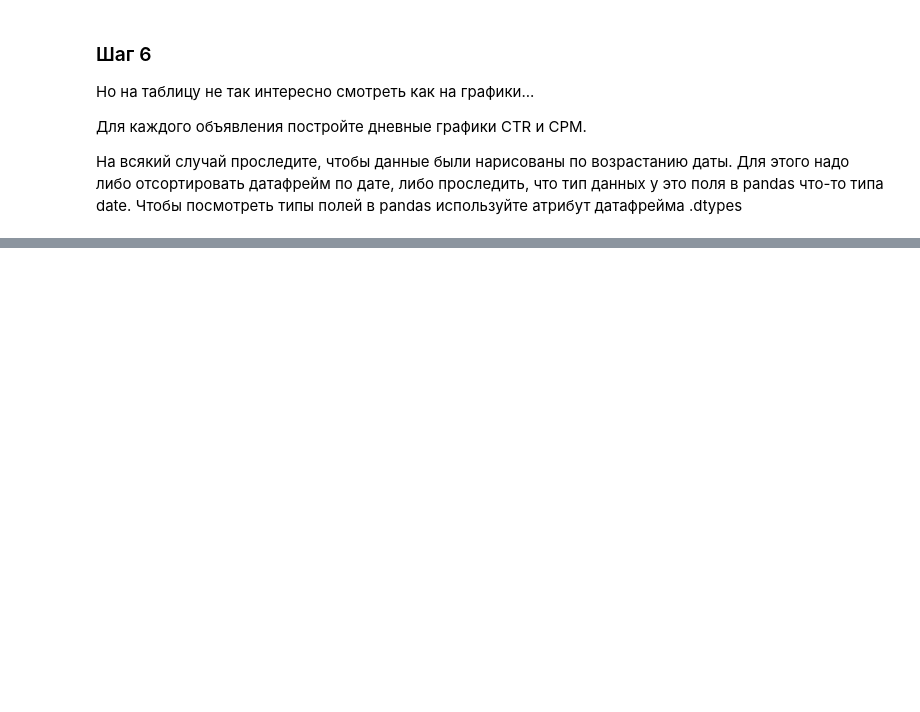
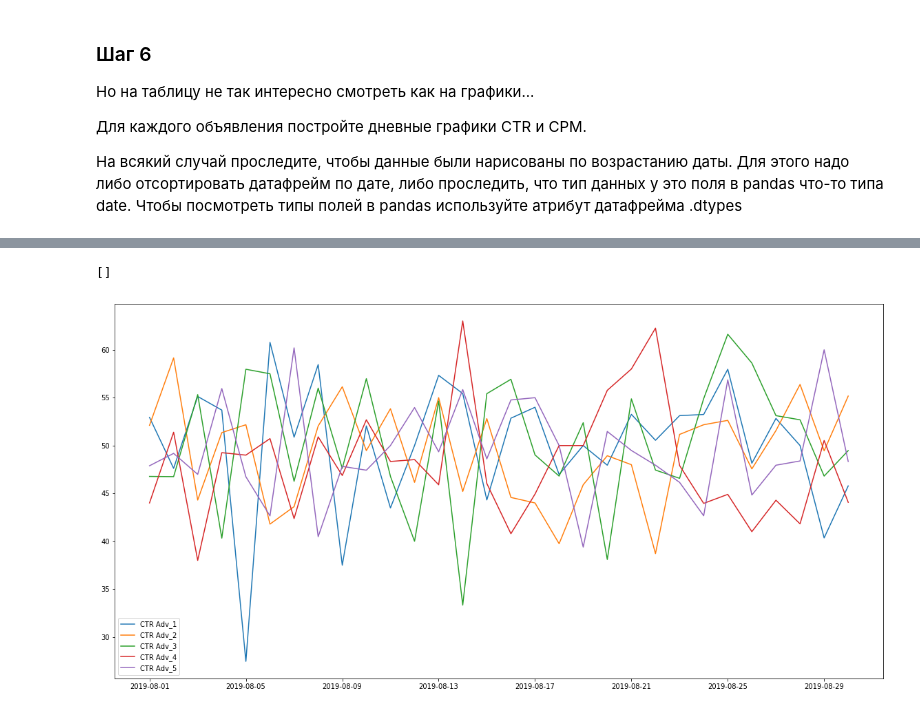
Before and after one commit to theysee/sberbank_reboot, a Jupyter notebook: Поток_3_Практика_к_занятию_6.ipynb, the cells around one changed output, grey strips where cells are left out. Saved outputs shown, nothing was run; the diff lists cells and outputs as text; code cells hidden in the pictures; blank space fills up the shorter version.

```diff
--- a/Поток_3_Практика_к_занятию_6.ipynb
+++ b/Поток_3_Практика_к_занятию_6.ipynb
@@ -242,7 +242,7 @@ pd.read_sql_query('''SELECT * FROM Events''', conn)
 # Всё сводится к тому ,чтобы посчитать кол-во кликов и кол-во показов.
 # Подсказка: используйте конструкцию CASE WHEN и агрегатную функцию SUM
 # %%
-advertising_data = pd.read_sql_query('''
+adv_data = pd.read_sql_query('''
 
 SELECT
   date_events,
@@ -312,0 +330,19 @@ dtype('<M8[ns]')
+# %%
+import matplotlib.pyplot as plt
+
+fig, ax = plt.subplots()
+
+ax.plot(adv_data[adv_data.annonce_name=='Advertising_0'].date_events, adv_data[adv_data.annonce_name=='Advertising_0'].CTR, label = 'CTR Adv_1')
+ax.plot(adv_data[adv_data.annonce_name=='Advertising_1'].date_events, adv_data[adv_data.annonce_name=='Advertising_1'].CTR, label = 'CTR Adv_2')
+ax.plot(adv_data[adv_data.annonce_name=='Advertising_2'].date_events, adv_data[adv_data.annonce_name=='Advertising_2'].CTR, label = 'CTR Adv_3')
+ax.plot(adv_data[adv_data.annonce_name=='Advertising_3'].date_events, adv_data[adv_data.annonce_name=='Advertising_3'].CTR, label = 'CTR Adv_4')
+ax.plot(adv_data[adv_data.annonce_name=='Advertising_4'].date_events, adv_data[adv_data.annonce_name=='Advertising_4'].CTR, label = 'CTR Adv_5')
+
+ax.legend()
+fig.set_figwidth(20)
+fig.set_figheight(10)
+
+plt.plot()
+# %% [output]
+[]
+[figure, added]
```
Also changed, not shown: parts of 5 cells of this notebook.
